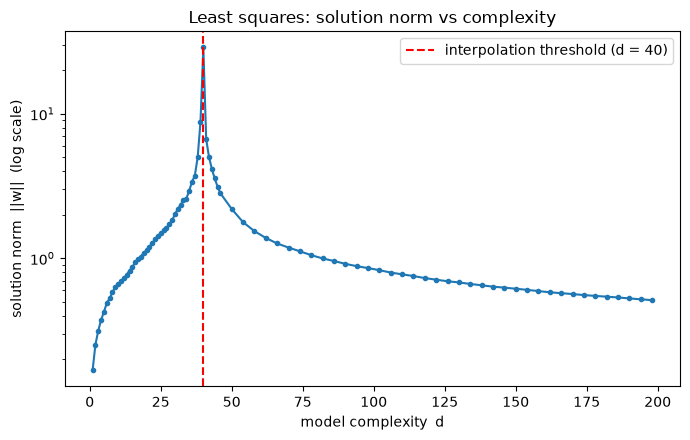
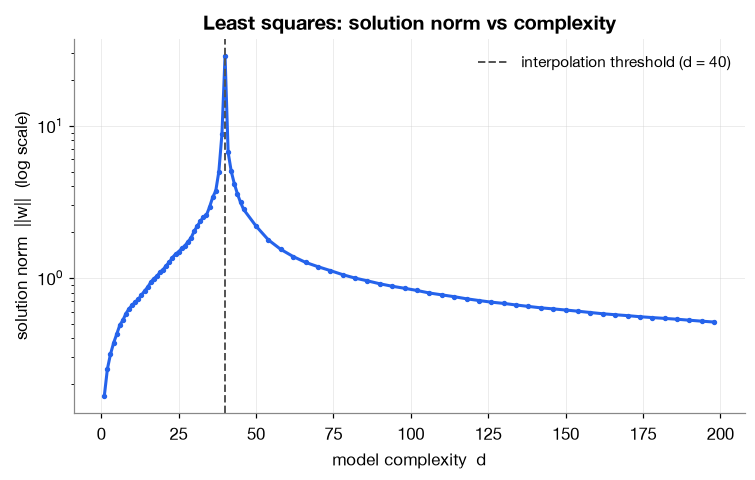
Unified diff of the notebook cell whose output changed from the first chart to the second:
--- before
+++ after
@@ -1,5 +1,5 @@
 plt.figure(figsize=(7, 4.5))
 plt.plot(d_arr, results["ls_norm"], marker=".")
-plt.axvline(n_train, color="red", linestyle="--",
+plt.axvline(n_train, color="#555555", linestyle="--", linewidth=1.3,
             label=f"interpolation threshold (d = {n_train})")
 plt.yscale("log")

Commit: Update 01_main_experiment.ipynb